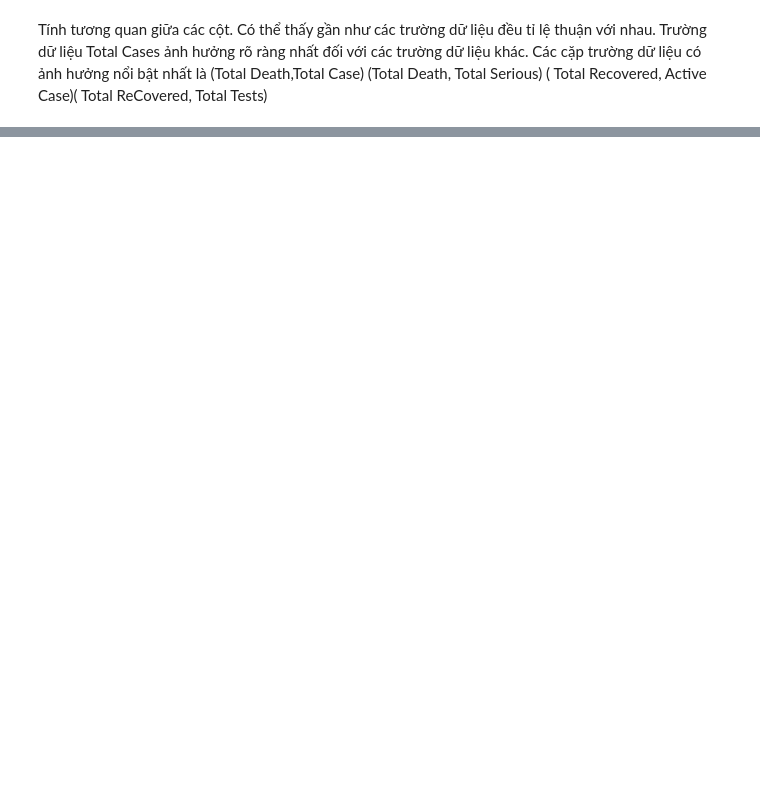
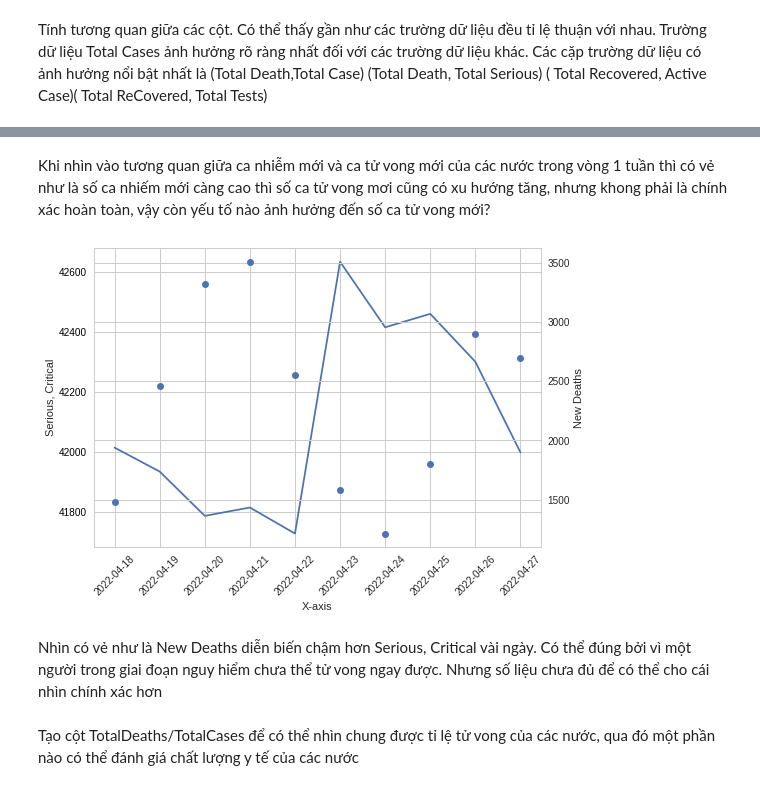
Before and after one commit to LeKiet258/DATA_VIZ_LAB01, a Jupyter notebook: Relationship.ipynb, the cells around one changed output, grey strips where cells are left out. Cells and saved outputs as stored; diff of their text form; code cells hidden in the pictures; blank space fills up the shorter version.

Commit message:
dang ket quan he nhan qua

```diff
--- a/Relationship.ipynb
+++ b/Relationship.ipynb
@@ -392,0 +494,24 @@ Tính tương quan giữa các cột. Có thể thấy gần như các trường
+# %% [markdown]
+Khi nhìn vào tương quan giữa ca nhiễm mới và ca tử vong mới của các nước trong vòng 1 tuần thì có vẻ như là số ca nhiếm mới càng cao thì số ca tử vong mơi cũng có xu hướng tăng, nhưng khong phải là chính xác hoàn toàn, vậy còn yếu tố nào ảnh hưởng đến số ca tử vong mới?
+# %%
+fig, ax1 = plt.subplots()
+
+ax1.set_xlabel('X-axis')
+ax1.set_ylabel('Serious, Critical')
+plot_1 = ax1.plot(df_world_time['day'], df_world_time['Serious, Critical'])
+ax1.tick_params(axis ='y', labelcolor = 'black')
+ax1.set_xticklabels(df_world_time['day'],rotation=45)
+
+ax2 = ax1.twinx()
+
+
+ax2.set_ylabel('New Deaths')
+plot_2 = ax2.plot(df_world_time['day'],df_world_time['New Deaths'],'o')
+
+plt.show()
+# %% [output]
+[figure, added]
+# %% [markdown]
+Nhìn có vẻ như là New Deaths diễn biến chậm hơn Serious, Critical vài ngày. Có thể đúng bởi vì một người trong giai đoạn nguy hiểm chưa thể tử vong ngay được. Nhưng số liệu chưa đủ để có thể cho cái nhìn chính xác hơn
+# %% [markdown]
+Tạo cột TotalDeaths/TotalCases để có thể nhìn chung được tỉ lệ tử vong của các nước, qua đó một phần nào có thể đánh giá chất lượng y tế của các nước
```
Also changed, not shown: parts of 21 cells of this notebook.
